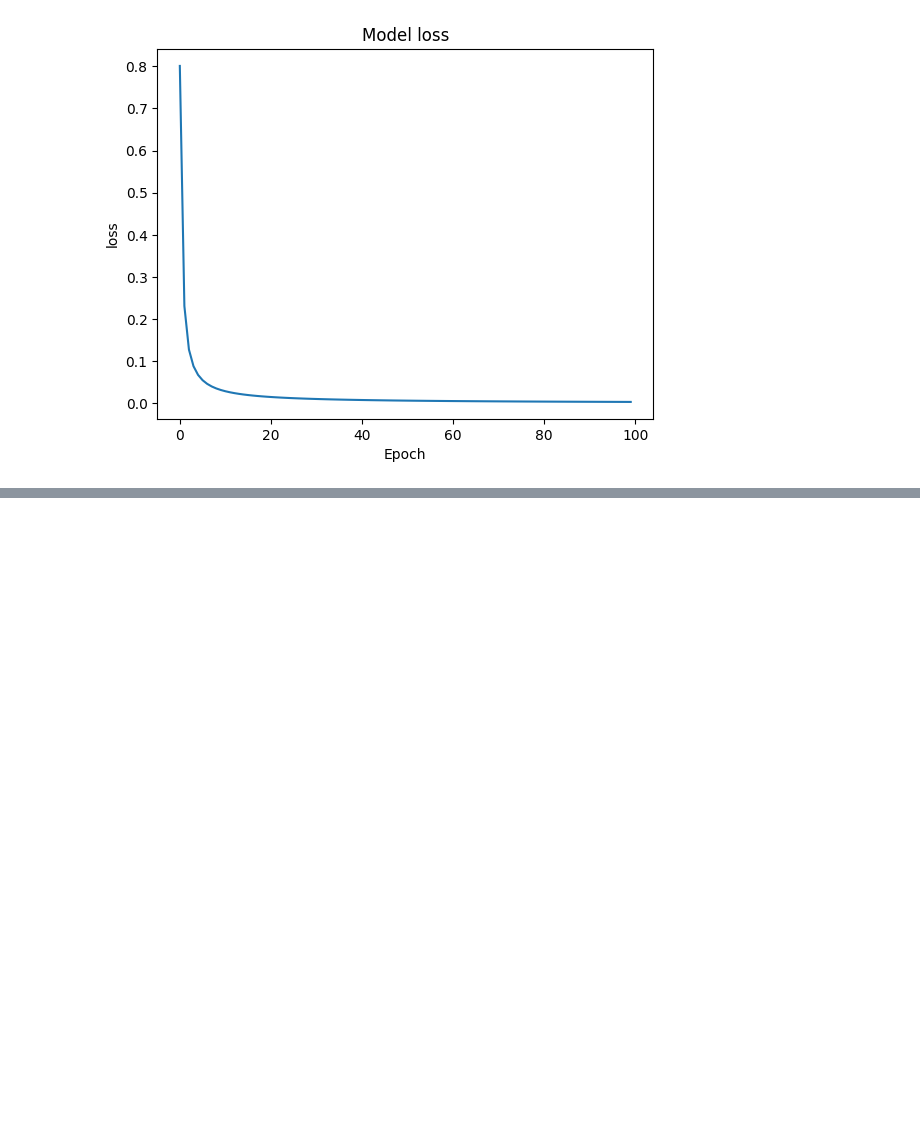
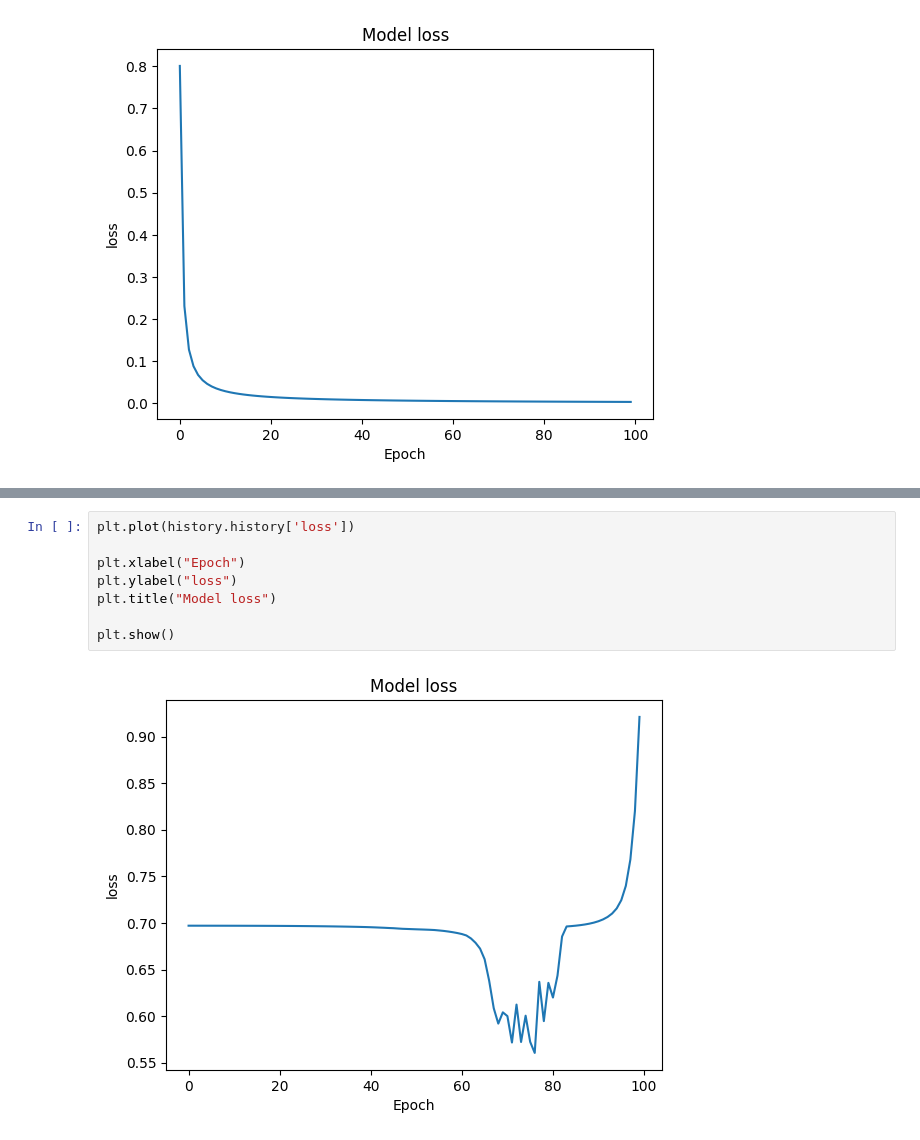
Before and after one commit to rashalismath2/ML, a Jupyter notebook: NN/Tensorflow intro.ipynb, the cells around one changed output, grey strips where cells are left out. Drawn from its saved outputs; the diff is of its cells as text; blank space fills up the shorter version.

```diff
--- a/NN/Tensorflow intro.ipynb
+++ b/NN/Tensorflow intro.ipynb
@@ -440,0 +476,10 @@ plt.show()
+# %%
+plt.plot(history.history['loss'])
+
+plt.xlabel("Epoch")
+plt.ylabel("loss")
+plt.title("Model loss")
+
+plt.show()
+# %% [output]
+[figure, added]
```
Also changed, not shown: parts of 12 cells of this notebook, 4 other files.
